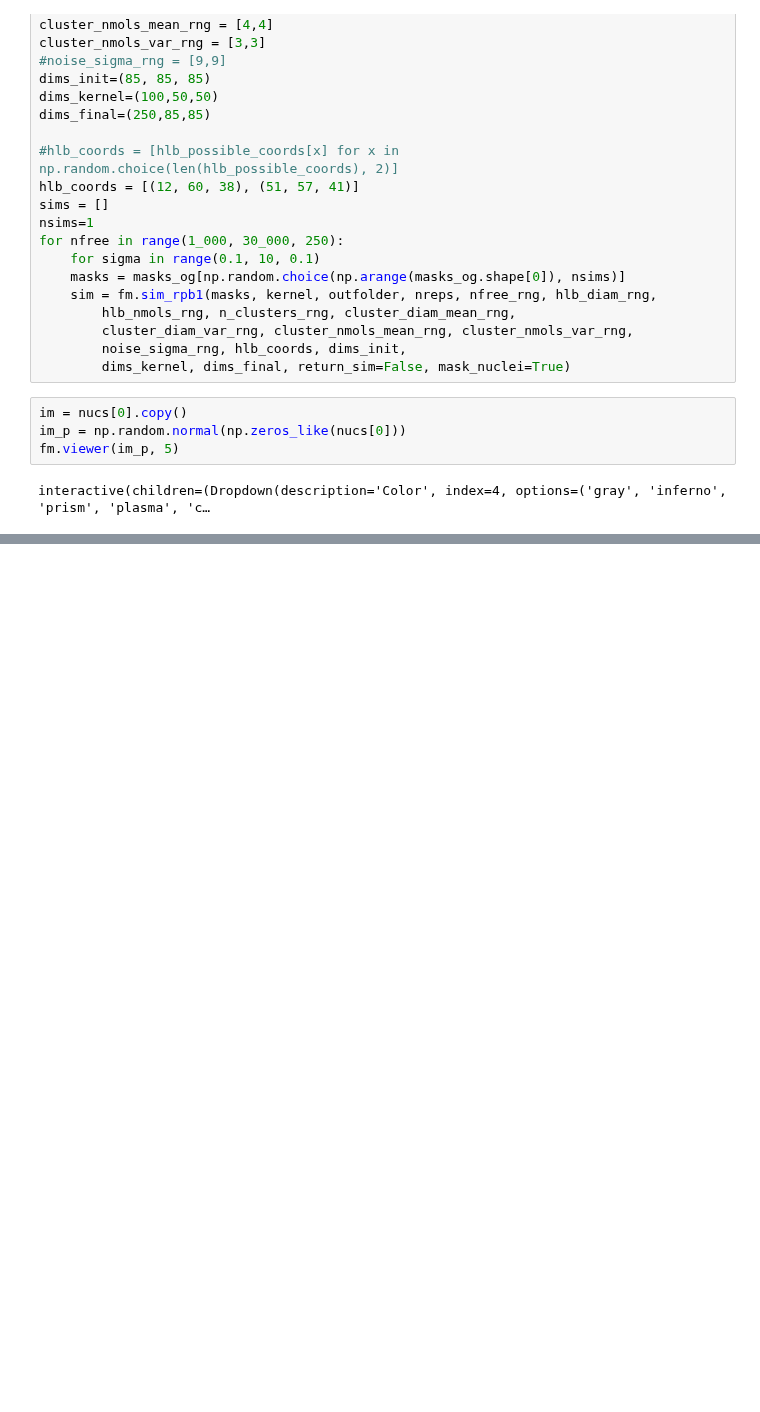
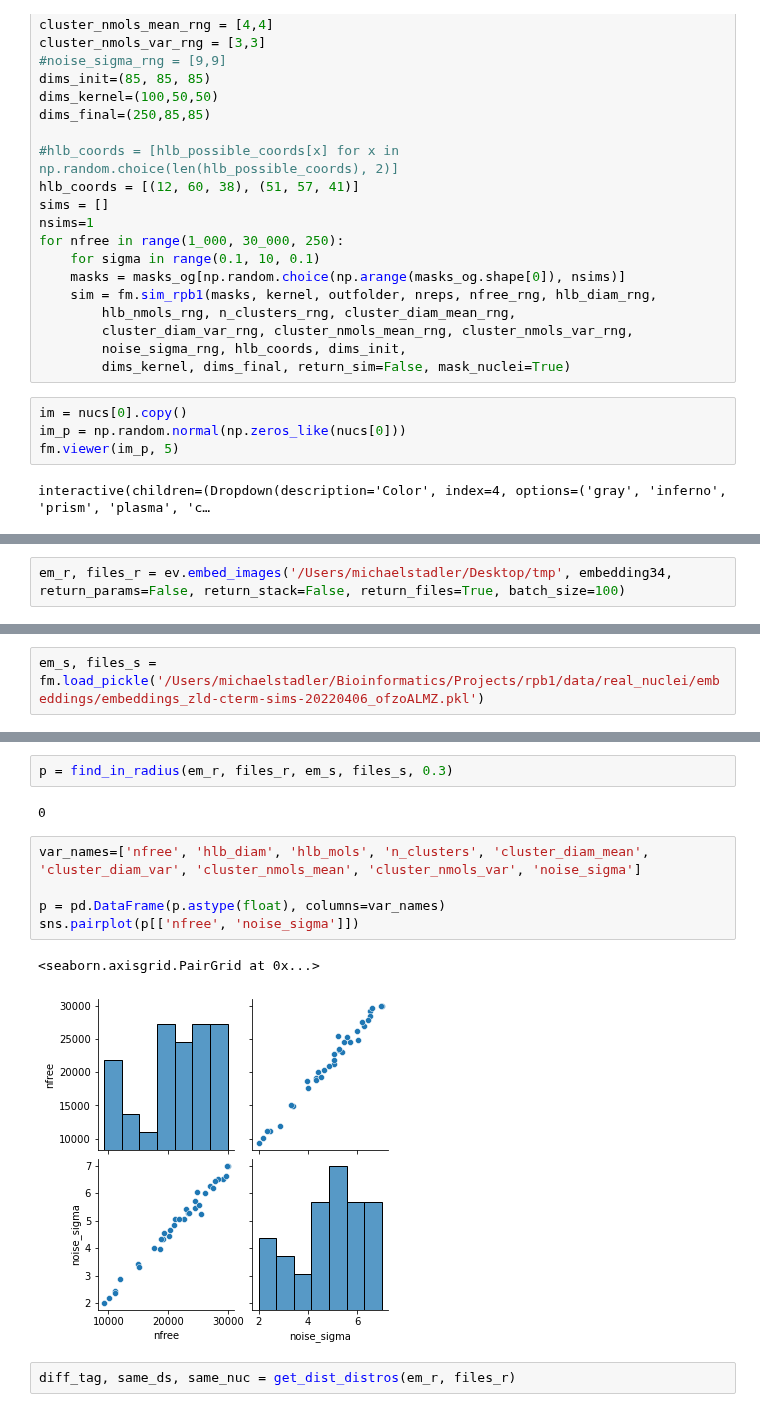
Before and after one commit to michaelrstadler/rpb1, a Jupyter notebook: bin/notebooks/20220329-realdata-siamese-2.ipynb, the cells around one changed output, grey strips where cells are left out. Drawn from its saved outputs; the diff is of its cells as text; blank space fills up the shorter version.

```diff
--- a/bin/notebooks/20220329-realdata-siamese-2.ipynb
+++ b/bin/notebooks/20220329-realdata-siamese-2.ipynb
@@ -733,0 +729,2 @@ tuple([0]) + im.shape
+# %%
+em_r, files_r = ev.embed_images('/Users/michaelstadler/Desktop/tmp', embedding34, return_params=False, return_stack=False, return_files=True, batch_size=100)
@@ -733,0 +733,2 @@ tuple([0]) + im.shape
+# %%
+em_s, files_s = fm.load_pickle('/Users/michaelstadler/Bioinformatics/Projects/rpb1/data/real_nuclei/embeddings/embeddings_zld-cterm-sims-20220406_ofzoALMZ.pkl')
@@ -733,0 +763,14 @@ tuple([0]) + im.shape
+# %%
+p = find_in_radius(em_r, files_r, em_s, files_s, 0.3)
+# %% [output]
+0
+# %%
+var_names=['nfree', 'hlb_diam', 'hlb_mols', 'n_clusters', 'cluster_diam_mean', 'cluster_diam_var', 'cluster_nmols_mean', 'cluster_nmols_var', 'noise_sigma']
+
+p = pd.DataFrame(p.astype(float), columns=var_names)
+sns.pairplot(p[['nfree', 'noise_sigma']])
+# %% [output]
+<seaborn.axisgrid.PairGrid at 0x...>
+[figure, added]
+# %%
+diff_tag, same_ds, same_nuc = get_dist_distros(em_r, files_r)
```
Also changed, not shown: parts of 18 cells of this notebook.
